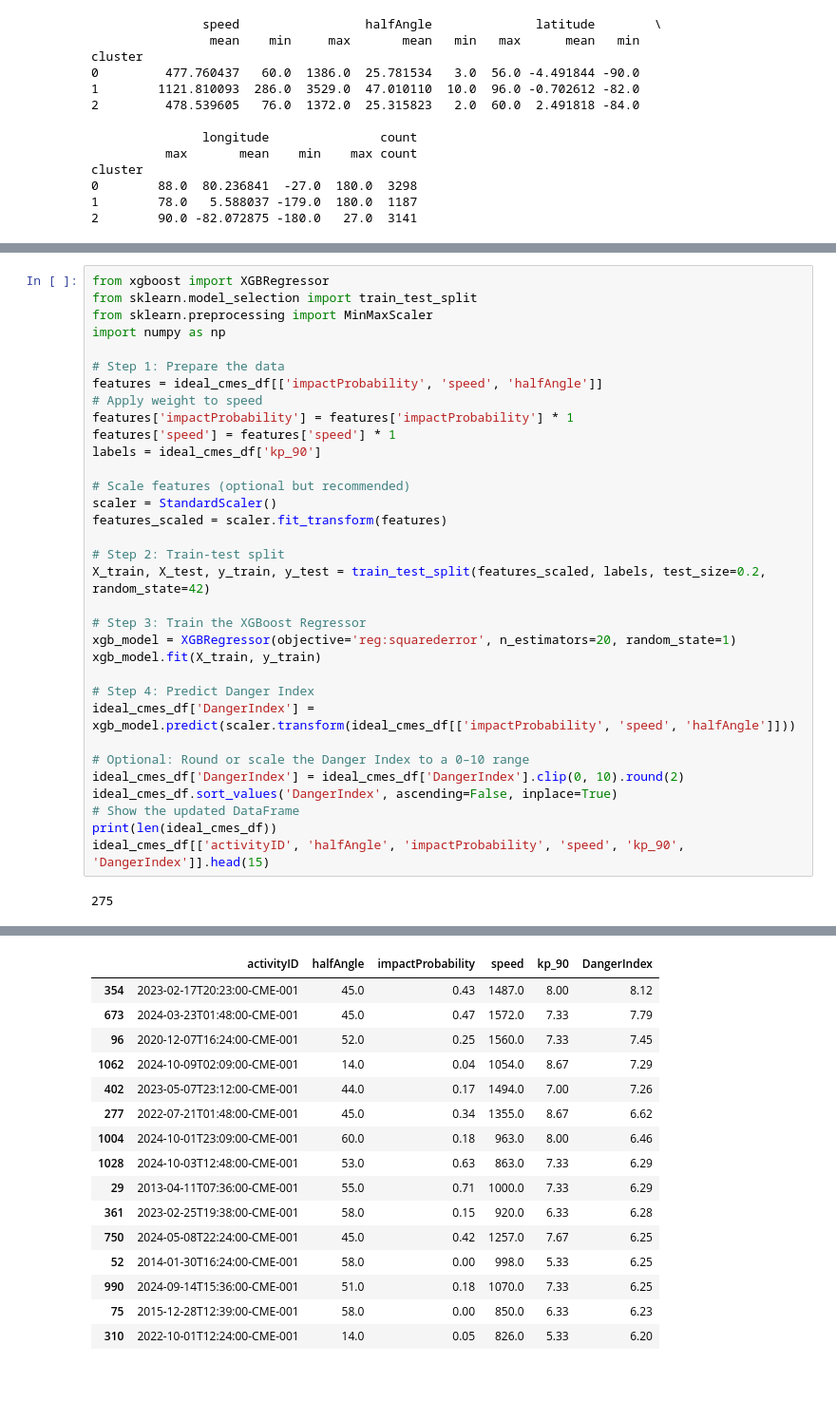
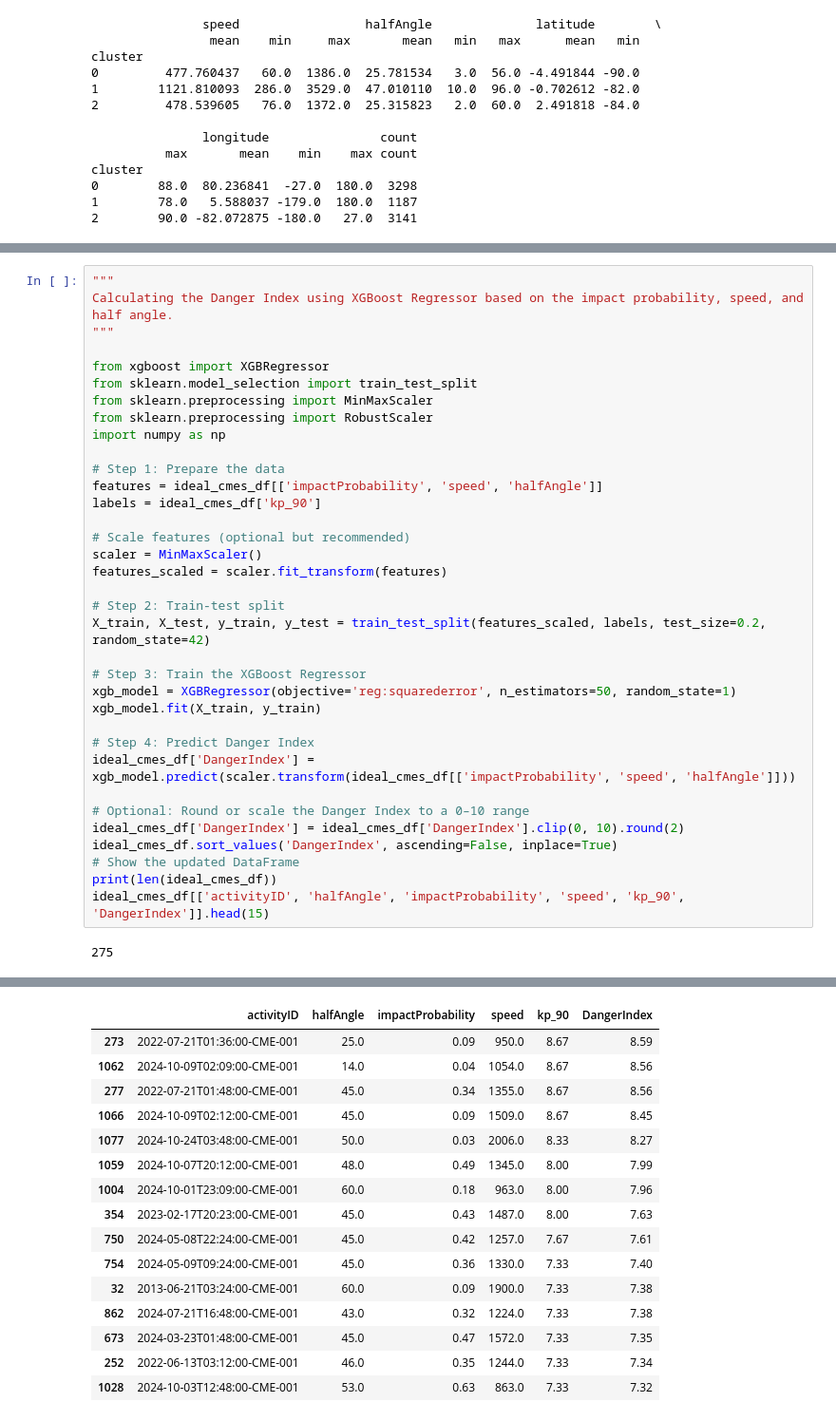
Before and after one commit to ryancmedina/project-four, a Jupyter notebook: Code/cme_earth_impact_model.ipynb, the cells around one changed output, grey strips where cells are left out. Shown: that part at 95% size. Cells and saved outputs as stored; diff of their text form; blank space fills up the shorter version.

```diff
--- a/Code/cme_earth_impact_model.ipynb
+++ b/Code/cme_earth_impact_model.ipynb
@@ -225,27 +241,29 @@ See the caveats in the documentation: https://pandas.pydata.org/pandas-docs/stab
 | 12 | 2012-03-10T16:24:00-CME-001 | 10.0 | 46.0 | 22.0 | 630.0 | 6.67 | Mars | 2012-03-14T13:49Z | ... |
 | 14 | 2012-05-11T23:54:00-CME-001 | -12.0 | -42.0 | 45.0 | 1040.0 | 4.00 | Mars | 2012-05-16T01:39Z | ... |
 # %%
+"""
+Calculating the Danger Index using XGBoost Regressor based on the impact probability, speed, and half angle.
+"""
+
 from xgboost import XGBRegressor
 from sklearn.model_selection import train_test_split
 from sklearn.preprocessing import MinMaxScaler
+from sklearn.preprocessing import RobustScaler
 import numpy as np
 
 # Step 1: Prepare the data
 features = ideal_cmes_df[['impactProbability', 'speed', 'halfAngle']]
-# Apply weight to speed
-features['impactProbability'] = features['impactProbability'] * 1
-features['speed'] = features['speed'] * 1
 labels = ideal_cmes_df['kp_90']
 
 # Scale features (optional but recommended)
-scaler = StandardScaler()
+scaler = MinMaxScaler()
 features_scaled = scaler.fit_transform(features)
 
 # Step 2: Train-test split
 X_train, X_test, y_train, y_test = train_test_split(features_scaled, labels, test_size=0.2, random_state=42)
 
 # Step 3: Train the XGBoost Regressor
-xgb_model = XGBRegressor(objective='reg:squarederror', n_estimators=20, random_state=1)
+xgb_model = XGBRegressor(objective='reg:squarederror', n_estimators=50, random_state=1)
 xgb_model.fit(X_train, y_train)
 
 # Step 4: Predict Danger Index
@@ -272,18 +280,18 @@ See the caveats in the documentation: https://pandas.pydata.org/pandas-docs/stab
 |  | activityID | halfAngle | impactProbability | speed | kp_90 | DangerIndex |
-| 354 | 2023-02-17T20:23:00-CME-001 | 45.0 | 0.43 | 1487.0 | 8.00 | 8.12 |
-| 673 | 2024-03-23T01:48:00-CME-001 | 45.0 | 0.47 | 1572.0 | 7.33 | 7.79 |
-| 96 | 2020-12-07T16:24:00-CME-001 | 52.0 | 0.25 | 1560.0 | 7.33 | 7.45 |
-| 1062 | 2024-10-09T02:09:00-CME-001 | 14.0 | 0.04 | 1054.0 | 8.67 | 7.29 |
-| 402 | 2023-05-07T23:12:00-CME-001 | 44.0 | 0.17 | 1494.0 | 7.00 | 7.26 |
-| 277 | 2022-07-21T01:48:00-CME-001 | 45.0 | 0.34 | 1355.0 | 8.67 | 6.62 |
-| 1004 | 2024-10-01T23:09:00-CME-001 | 60.0 | 0.18 | 963.0 | 8.00 | 6.46 |
-| 1028 | 2024-10-03T12:48:00-CME-001 | 53.0 | 0.63 | 863.0 | 7.33 | 6.29 |
-| 29 | 2013-04-11T07:36:00-CME-001 | 55.0 | 0.71 | 1000.0 | 7.33 | 6.29 |
-| 361 | 2023-02-25T19:38:00-CME-001 | 58.0 | 0.15 | 920.0 | 6.33 | 6.28 |
-| 750 | 2024-05-08T22:24:00-CME-001 | 45.0 | 0.42 | 1257.0 | 7.67 | 6.25 |
-| 52 | 2014-01-30T16:24:00-CME-001 | 58.0 | 0.00 | 998.0 | 5.33 | 6.25 |
-| 990 | 2024-09-14T15:36:00-CME-001 | 51.0 | 0.18 | 1070.0 | 7.33 | 6.25 |
-| 75 | 2015-12-28T12:39:00-CME-001 | 58.0 | 0.00 | 850.0 | 6.33 | 6.23 |
-| 310 | 2022-10-01T12:24:00-CME-001 | 14.0 | 0.05 | 826.0 | 5.33 | 6.20 |
+| 273 | 2022-07-21T01:36:00-CME-001 | 25.0 | 0.09 | 950.0 | 8.67 | 8.59 |
+| 1062 | 2024-10-09T02:09:00-CME-001 | 14.0 | 0.04 | 1054.0 | 8.67 | 8.56 |
+| 277 | 2022-07-21T01:48:00-CME-001 | 45.0 | 0.34 | 1355.0 | 8.67 | 8.56 |
+| 1066 | 2024-10-09T02:12:00-CME-001 | 45.0 | 0.09 | 1509.0 | 8.67 | 8.45 |
+| 1077 | 2024-10-24T03:48:00-CME-001 | 50.0 | 0.03 | 2006.0 | 8.33 | 8.27 |
+| 1059 | 2024-10-07T20:12:00-CME-001 | 48.0 | 0.49 | 1345.0 | 8.00 | 7.99 |
+| 1004 | 2024-10-01T23:09:00-CME-001 | 60.0 | 0.18 | 963.0 | 8.00 | 7.96 |
+| 354 | 2023-02-17T20:23:00-CME-001 | 45.0 | 0.43 | 1487.0 | 8.00 | 7.63 |
+| 750 | 2024-05-08T22:24:00-CME-001 | 45.0 | 0.42 | 1257.0 | 7.67 | 7.61 |
+| 754 | 2024-05-09T09:24:00-CME-001 | 45.0 | 0.36 | 1330.0 | 7.33 | 7.40 |
+| 32 | 2013-06-21T03:24:00-CME-001 | 60.0 | 0.09 | 1900.0 | 7.33 | 7.38 |
+| 862 | 2024-07-21T16:48:00-CME-001 | 43.0 | 0.32 | 1224.0 | 7.33 | 7.38 |
+| 673 | 2024-03-23T01:48:00-CME-001 | 45.0 | 0.47 | 1572.0 | 7.33 | 7.35 |
+| 252 | 2022-06-13T03:12:00-CME-001 | 46.0 | 0.35 | 1244.0 | 7.33 | 7.34 |
+| 1028 | 2024-10-03T12:48:00-CME-001 | 53.0 | 0.63 | 863.0 | 7.33 | 7.32 |
 # %%
 # Define bins and labels
```
Also changed, not shown: parts of 13 cells of this notebook.
